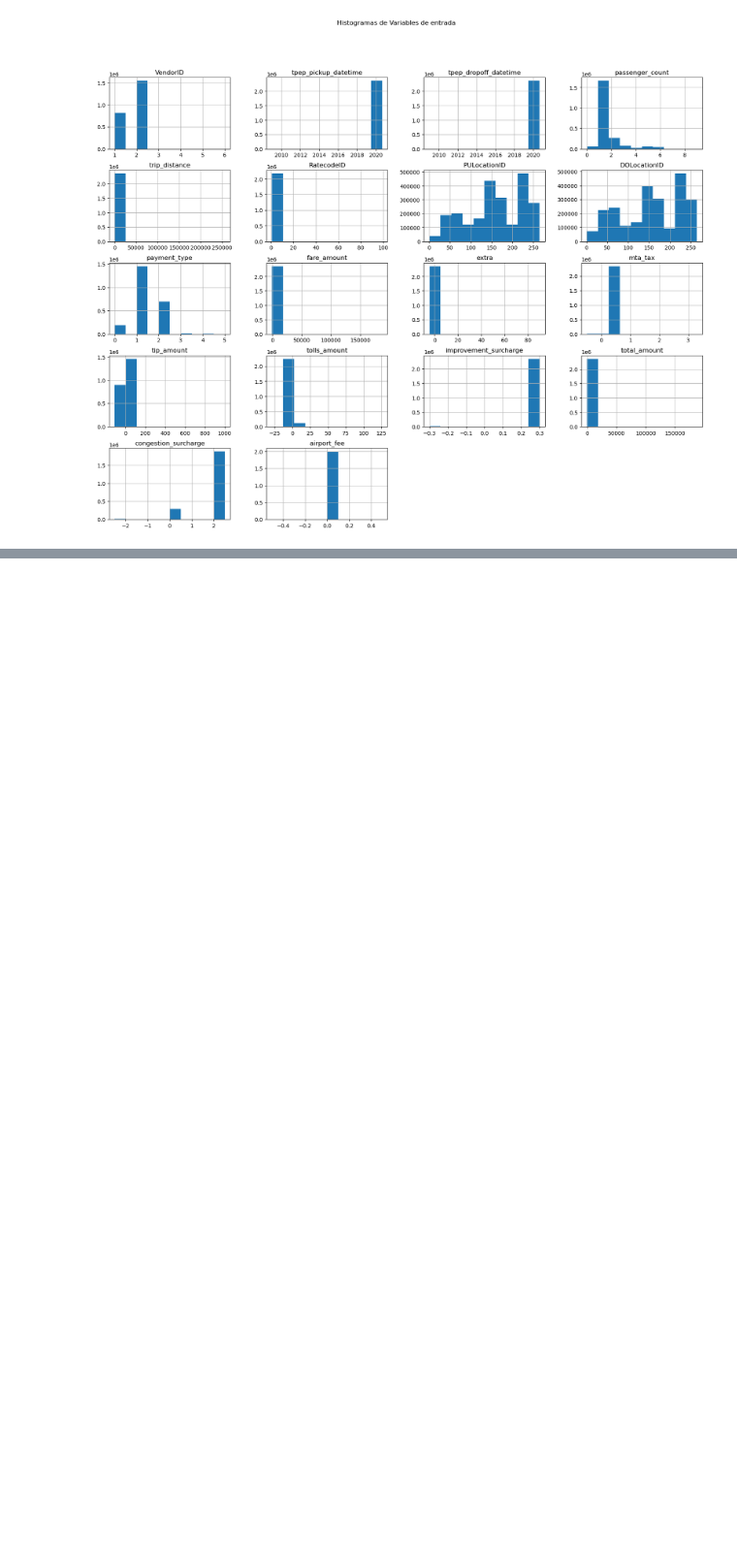
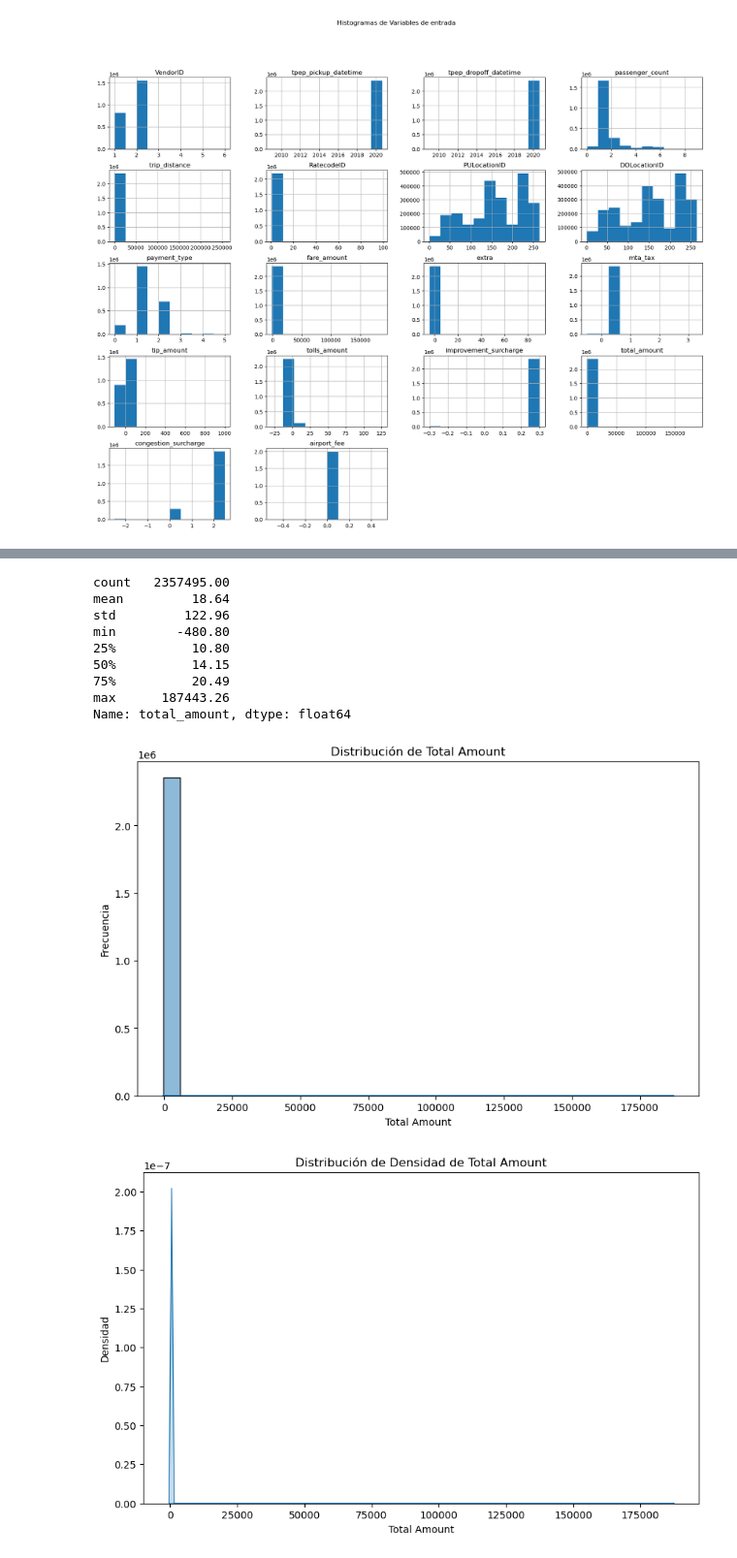
Before and after one commit to christophcharaf/AdD_tpfinal, a Jupyter notebook: tpfinal.ipynb, the cells around one changed output, grey strips where cells are left out. Shown at 97% size. Drawn from its saved outputs; the diff is of its cells as text; code cells hidden in the pictures; blank space fills up the shorter version.

```diff
--- a/tpfinal.ipynb
+++ b/tpfinal.ipynb
@@ -145,0 +143,42 @@ plt.show()
+# %%
+# Ajustar las opciones de visualización para mostrar los números en formato estándar
+pd.set_option('display.float_format', lambda x: '%.2f' % x)
+
+# Resumen estadístico
+describe_stats = df['total_amount'].describe()
+print(describe_stats)
+
+# Visualizar la distribución con un histograma
+plt.figure(figsize=(10, 6))
+sns.histplot(df['total_amount'], bins=30, kde=True)
+plt.title('Distribución de Total Amount')
+plt.xlabel('Total Amount')
+plt.ylabel('Frecuencia')
+plt.show()
+
+# Visualizar la distribución con un KDE plot (gráfico de densidad)
+plt.figure(figsize=(10, 6))
+sns.kdeplot(df['total_amount'], fill=True)
+plt.title('Distribución de Densidad de Total Amount')
+plt.xlabel('Total Amount')
+plt.ylabel('Densidad')
+plt.show()
+
+# Visualizar la distribución con un boxplot
+sns.boxplot(y="total_amount", data=df,log_scale=True)
+plt.ylabel("Dólares")
+plt.xlabel("Monto total")
+plt.title("Distribución de la variable de entrada 'total_amount' ")
+plt.show()
+# %% [output]
+count   2357495.00
+mean         18.64
+std         122.96
+min        -480.80
+25%          10.80
+50%          14.15
+75%          20.49
+max      187443.26
+Name: total_amount, dtype: float64
+[figure, added]
+[figure, added]
```
Also changed, not shown: parts of 18 cells of this notebook.
